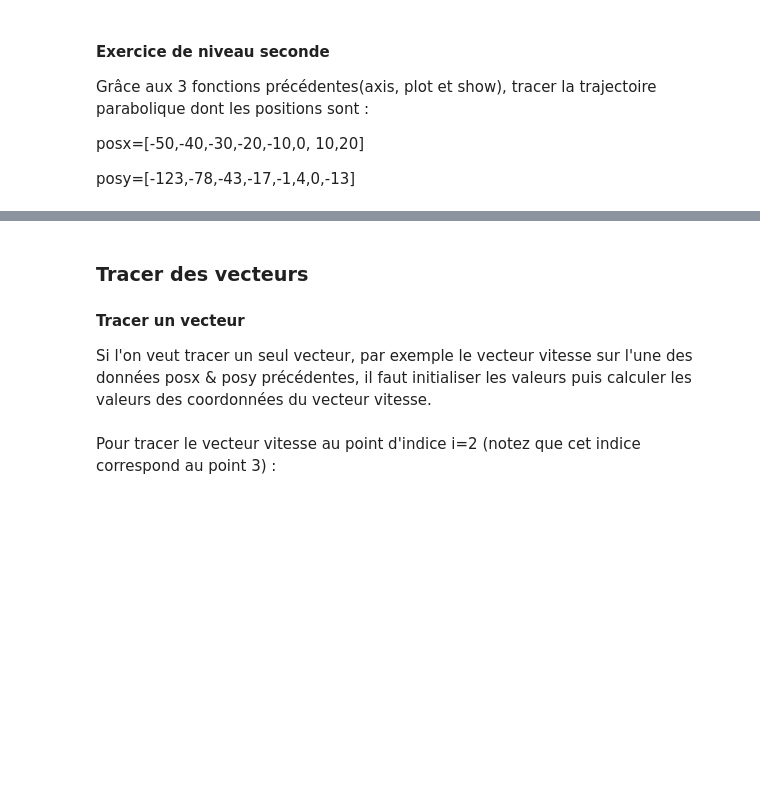
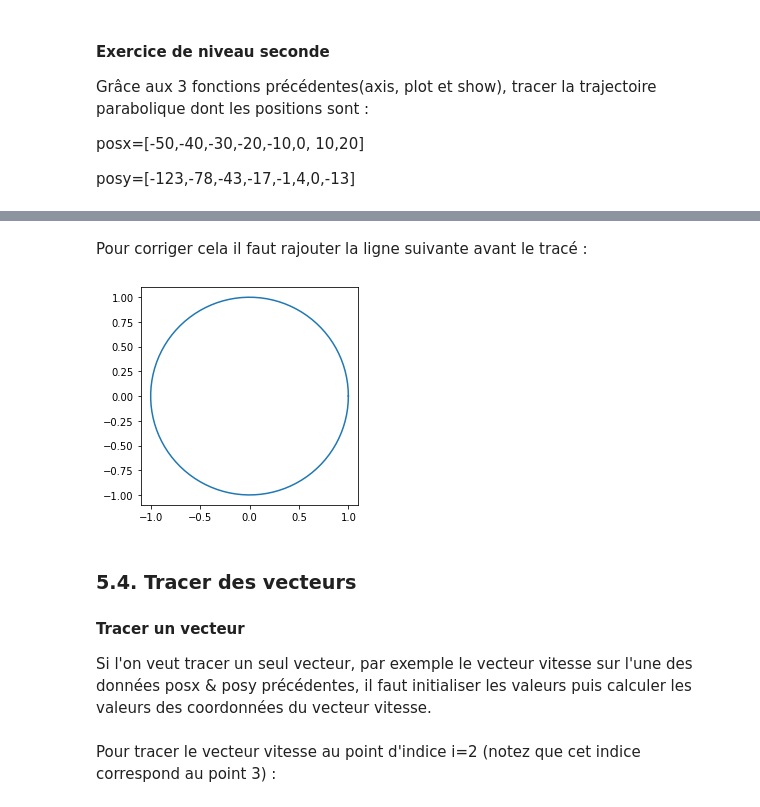
Before and after one commit to cedric-lemery/JupyterNotebooks, a Jupyter notebook: SpePhysique/TutoPythonSpePhysique.ipynb, the cells around one changed output, grey strips where cells are left out. Cells and saved outputs as stored; diff of their text form; code cells hidden in the pictures; blank space fills up the shorter version.

Commit message:
tuto : ajout tracé orthonormé

```diff
--- a/SpePhysique/TutoPythonSpePhysique.ipynb
+++ b/SpePhysique/TutoPythonSpePhysique.ipynb
@@ -253,5 +272,13 @@ posy=[-123,-78,-43,-17,-1,4,0,-13]
+# %% [markdown]
+Pour corriger cela il faut rajouter la ligne suivante avant le tracé :
+# %%
+plt.plot(x,y)
+plt.gca().set_aspect('equal', adjustable='box')
+plt.show()
+# %% [output]
+[figure, added]
 # %% [markdown]
-### Tracer des vecteurs
+### 5.4. Tracer des vecteurs
 
 #### Tracer un vecteur
 
```
Also changed, not shown: parts of 7 cells of this notebook.
